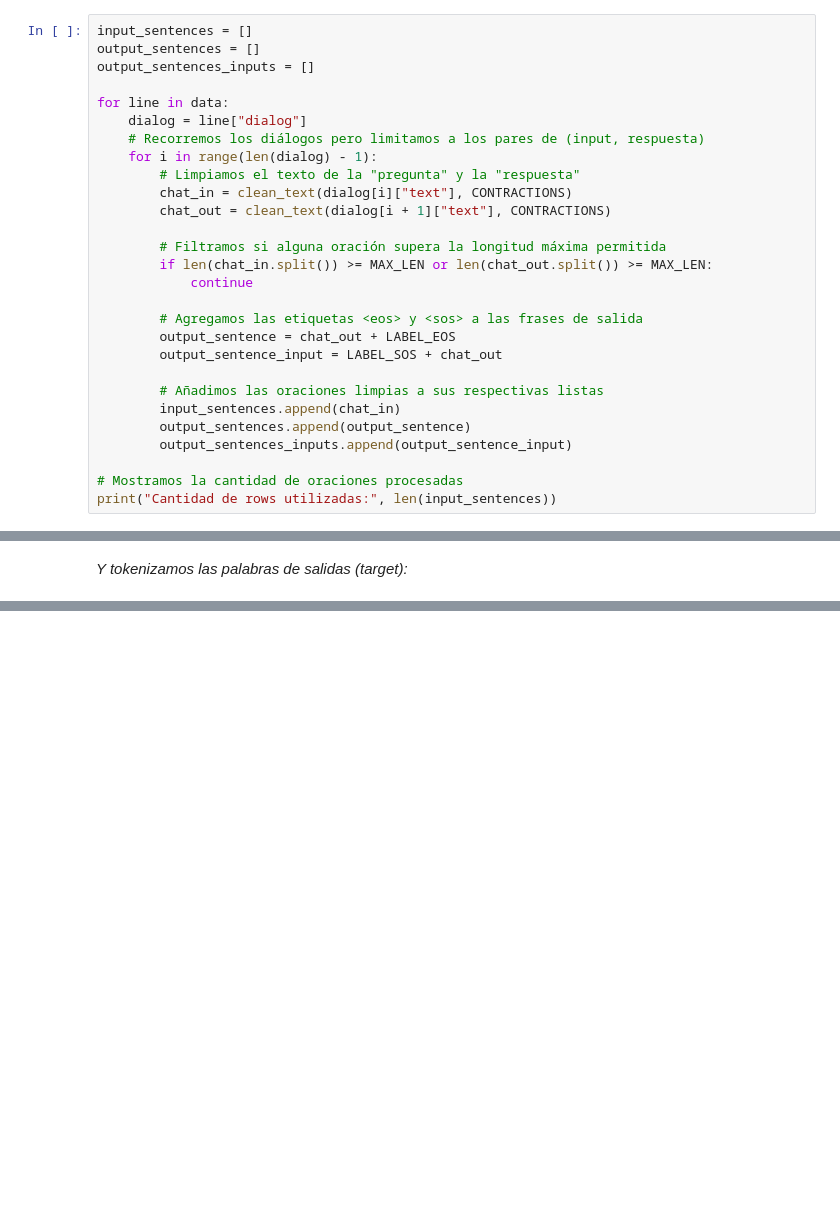
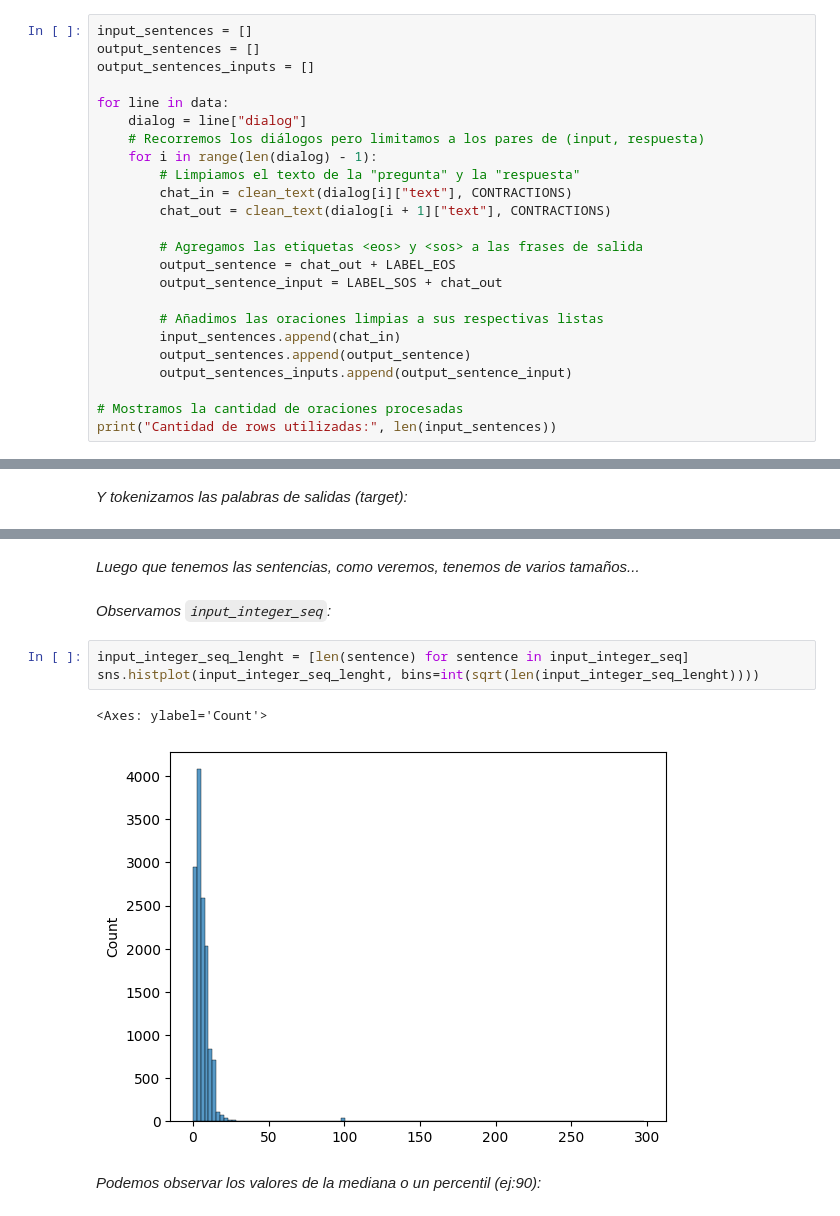
Before and after one commit to brunomaso1/uba-ceia, a Jupyter notebook: ceia-nlp/Desafio 4.ipynb, the cells around one changed output, grey strips where cells are left out. Saved outputs shown, nothing was run; the diff lists cells and outputs as text; blank space fills up the shorter version.

```diff
--- a/ceia-nlp/Desafio 4.ipynb
+++ b/ceia-nlp/Desafio 4.ipynb
@@ -161,10 +187,6 @@ for line in data:
         chat_in = clean_text(dialog[i]["text"], CONTRACTIONS)
         chat_out = clean_text(dialog[i + 1]["text"], CONTRACTIONS)
 
-        # Filtramos si alguna oración supera la longitud máxima permitida
-        if len(chat_in.split()) >= MAX_LEN or len(chat_out.split()) >= MAX_LEN:
-            continue
-
         # Agregamos las etiquetas <eos> y <sos> a las frases de salida
         output_sentence = chat_out + LABEL_EOS
         output_sentence_input = LABEL_SOS + chat_out
@@ -261,0 +310,12 @@ Sentencia de salida más larga: 10
+# %% [markdown]
+*Luego que tenemos las sentencias, como veremos, tenemos de varios tamaños...*
+# %% [markdown]
+*Observamos `input_integer_seq`:*
+# %%
+input_integer_seq_lenght = [len(sentence) for sentence in input_integer_seq]
+sns.histplot(input_integer_seq_lenght, bins=int(sqrt(len(input_integer_seq_lenght))))
+# %% [output]
+<Axes: ylabel='Count'>
+[figure, added]
+# %% [markdown]
+*Podemos observar los valores de la mediana o un percentil (ej:90):*
```
Also changed, not shown: parts of 101 cells of this notebook, 4 other files.
